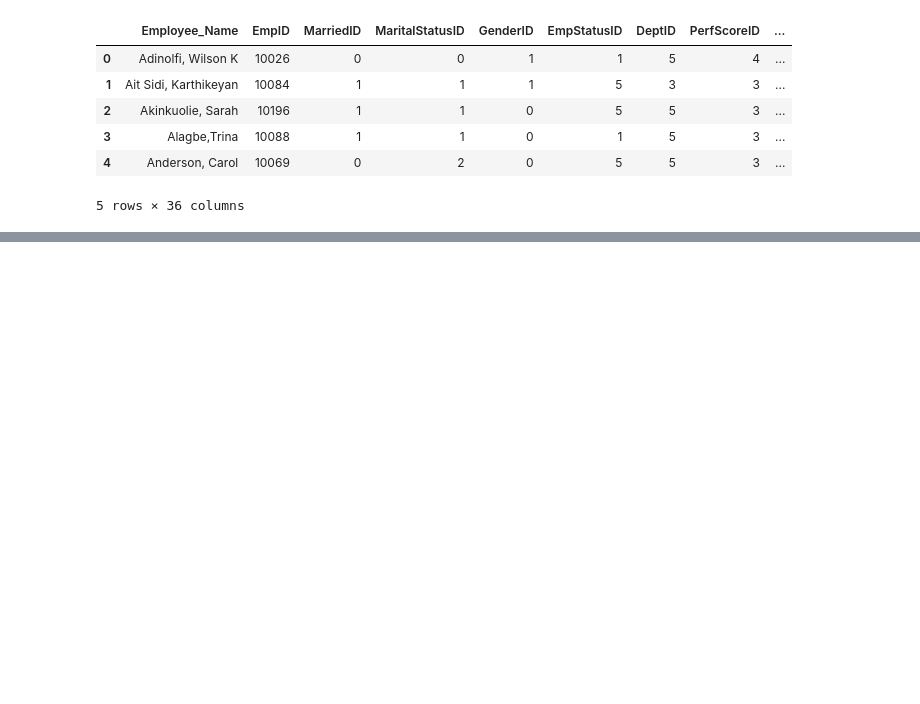
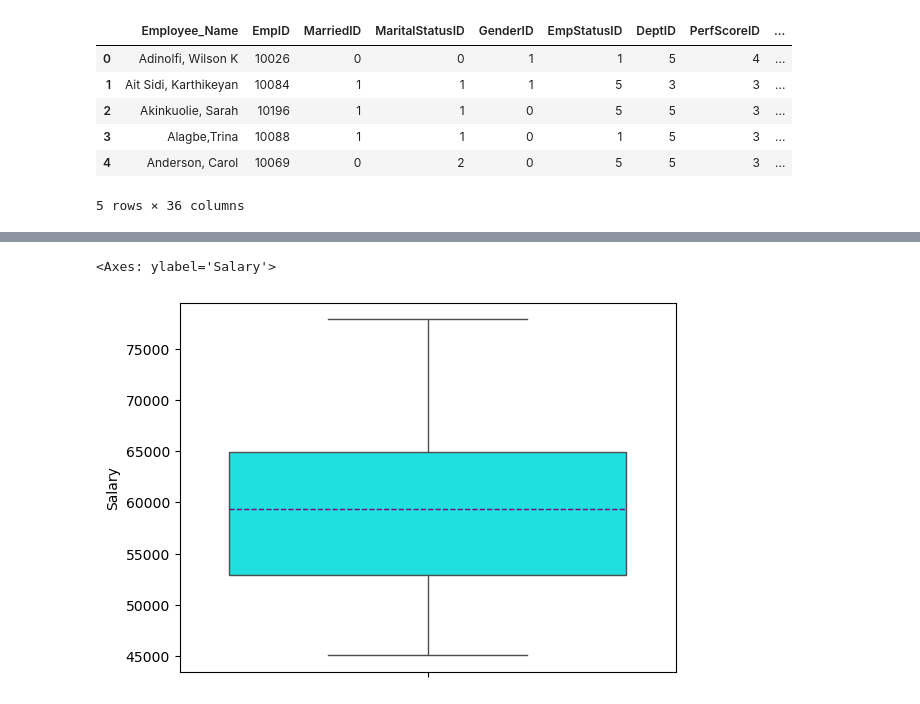
Before and after one commit to SmriteePoudel/DataScience, a Jupyter notebook: Visualization2.ipynb, the cells around one changed output, grey strips where cells are left out. Drawn from its saved outputs; the diff is of its cells as text; code cells hidden in the pictures; blank space fills up the shorter version.

```diff
--- a/Visualization2.ipynb
+++ b/Visualization2.ipynb
@@ -45,0 +49,12 @@ plt.axvline(median_salary, color ='black', label ='Median Salary' )
+# %%
+clean_salary = hr['Salary']<80000
+hr = hr[clean_salary]
+# %%
+#wishker plot
+#T-shape -> Wishkers ()
+#If bigger above right skewness otherwise left
+#circle -> outlier
+sns.boxplot(hr['Salary'], color='aqua',medianprops={'color':'purple','linestyle':'--'})
+# %% [output]
+<Axes: ylabel='Salary'>
+[figure, added]
```
Also changed, not shown: parts of 5 cells of this notebook, 1 other file.
